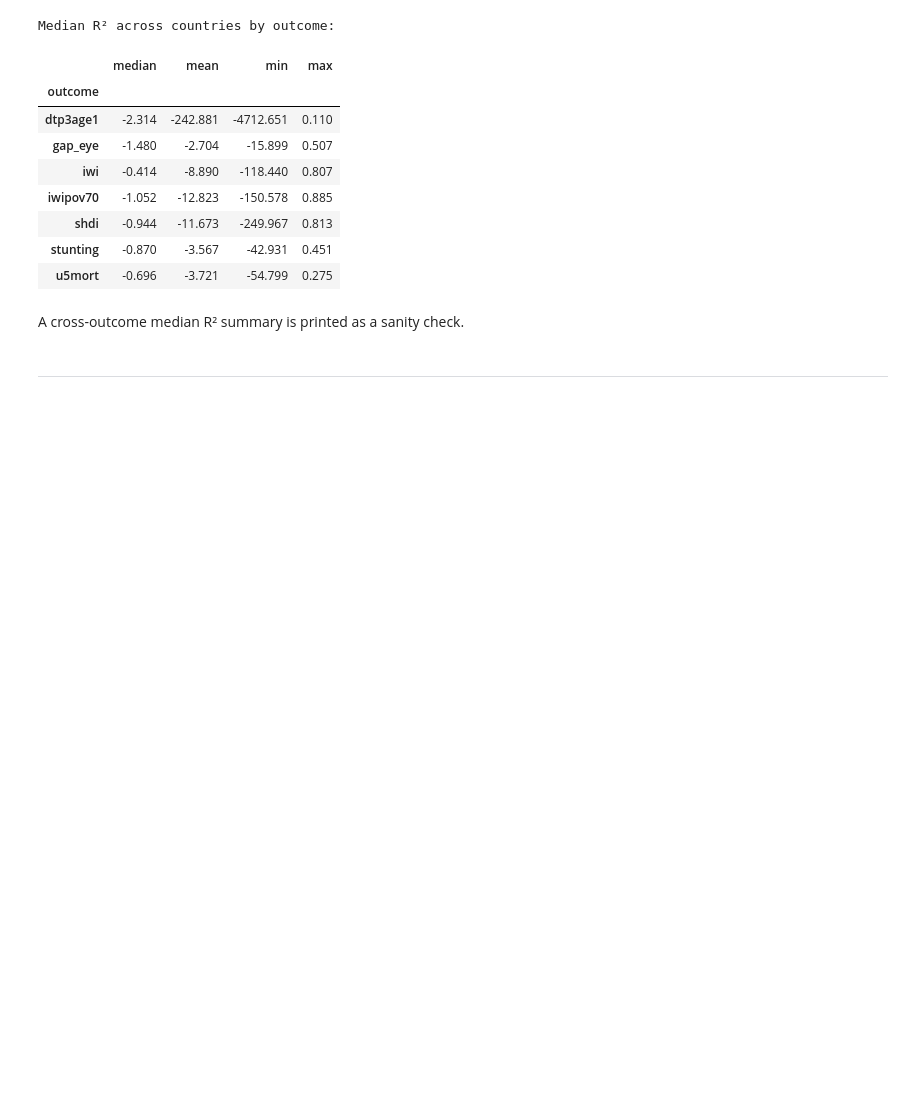
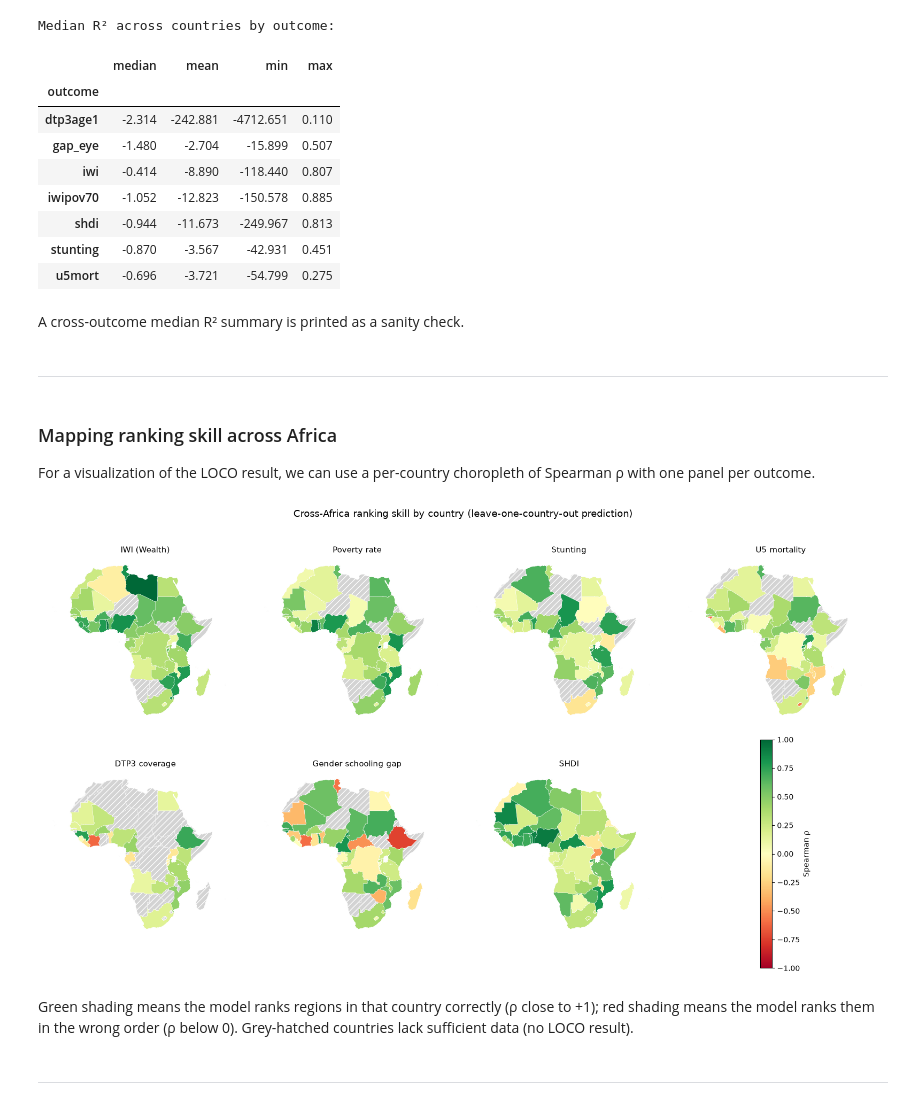
Before and after one commit to dsouza-dylan/africa-satellite-prediction, a Jupyter notebook: analysis/loco_africa.ipynb, the cells around one changed output. Drawn from its saved outputs; the diff is of its cells as text; code cells hidden in the pictures; blank space fills up the shorter version.

Commit message:
Add cross-Africa Spearman rank correlation choropleth

```diff
--- a/analysis/loco_africa.ipynb
+++ b/analysis/loco_africa.ipynb
@@ -151,3 +154,45 @@ Median R² across countries by outcome:
 A cross-outcome median R² summary is printed as a sanity check.
 # %% [markdown]
 ---
+# %% [markdown]
+### Mapping ranking skill across Africa
+
+For a visualization of the LOCO result, we can use a per-country choropleth of Spearman ρ with one panel per outcome.
+# %%
+shp = gpd.read_file(os.path.join(helpers.SHP_DIR, "shdi2022_World_large.shp"), engine="pyogrio")
+africa = shp[shp["continent"] == "Africa"].copy()
+countries = africa.dissolve(by="iso_code", as_index=False)
+countries = countries.rename(columns={"iso_code": "isocode3"})
+
+metrics = pd.read_csv(os.path.join(helpers.OUT, "loco_metrics.csv"))
+
+fig, axes = plt.subplots(2, 4, figsize=(16, 9))
+axes = axes.flatten()
+cmap = plt.cm.RdYlGn
+norm = mcolors.Normalize(vmin=-1, vmax=1)
+
+for i, outcome in enumerate(helpers.OUTCOMES):
+    sub = metrics[metrics["outcome"] == outcome][["isocode3", "spearman_rho"]]
+    merged = countries.merge(sub, on="isocode3", how="left")
+    merged.plot(column="spearman_rho", ax=axes[i], cmap=cmap, norm=norm,
+                edgecolor="white", linewidth=0.3,
+                missing_kwds={"color": "lightgrey", "edgecolor": "white", "hatch": "///"})
+    axes[i].set_title(helpers.OUTCOME_LABELS[outcome], fontsize=11)
+    axes[i].axis("off")
+
+axes[-1].axis("off")
+sm = plt.cm.ScalarMappable(cmap=cmap, norm=norm)
+sm.set_array([])
+cbar = fig.colorbar(sm, ax=axes[-1], orientation="vertical", fraction=0.6, pad=0.1)
+cbar.set_label("Spearman ρ")
+
+plt.suptitle("Cross-Africa ranking skill by country (leave-one-country-out prediction)", fontsize=13)
+plt.tight_layout()
+plt.savefig(os.path.join(helpers.FIG, "fig_rho_map.png"), dpi=150, bbox_inches="tight")
+plt.show()
+# %% [output]
+[figure, added]
+# %% [markdown]
+Green shading means the model ranks regions in that country correctly (ρ close to +1); red shading means the model ranks them in the wrong order (ρ below 0). Grey-hatched countries lack sufficient data (no LOCO result).
+# %% [markdown]
+---
```
Also changed, not shown: parts of 1 cell of this notebook.
